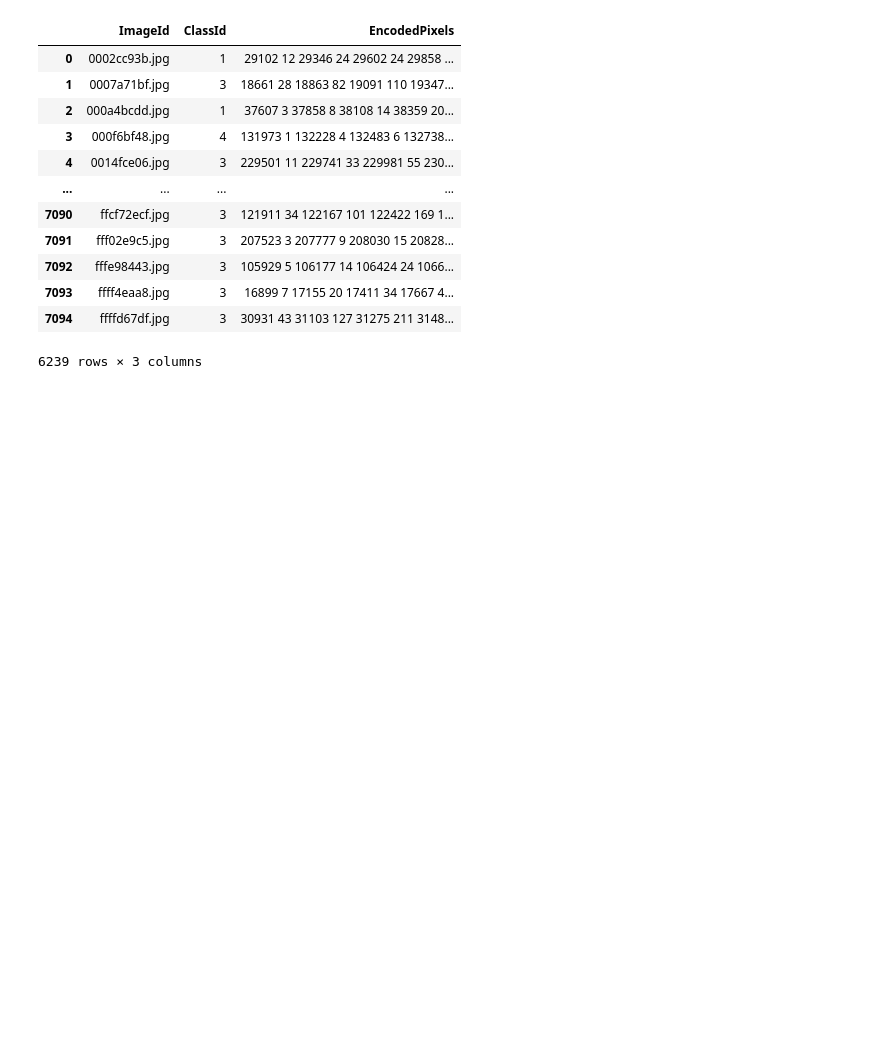
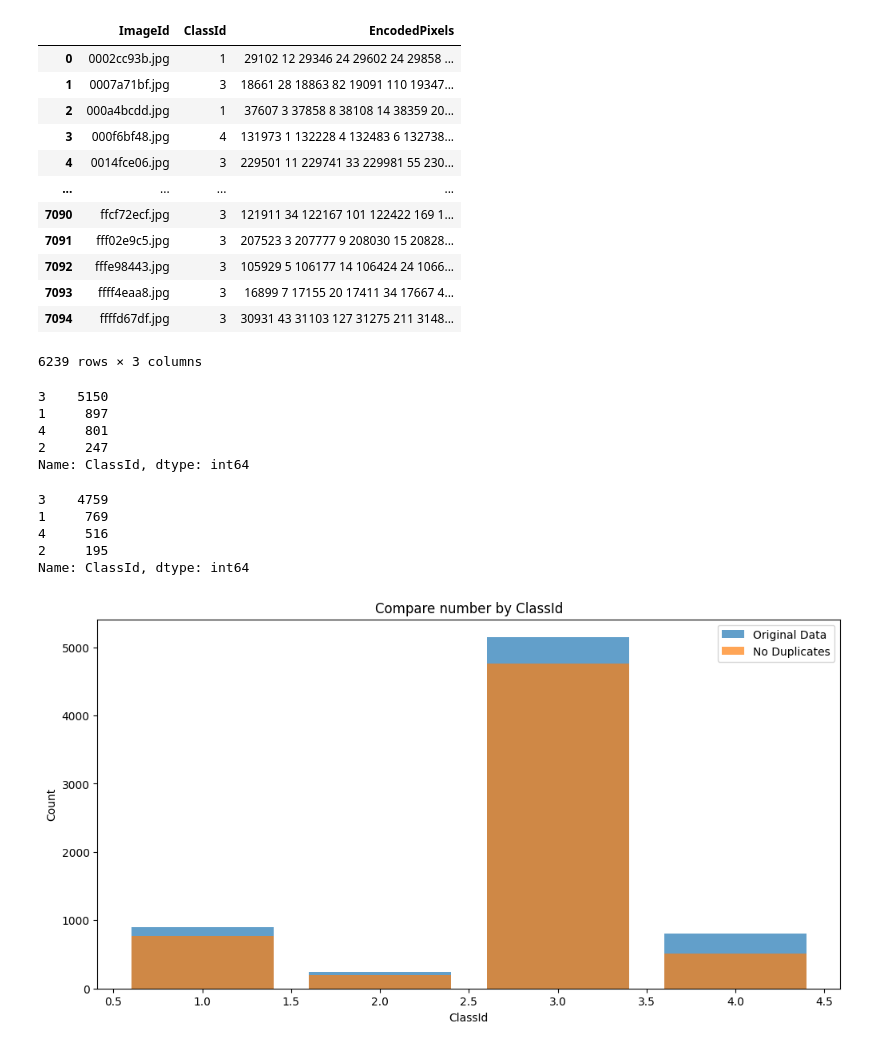
Before and after one commit to June222/Smart-Factory-Project, a Jupyter notebook: initial_model/data_preprocessing_V2.ipynb, the cells around one changed output. Saved outputs shown, nothing was run; the diff lists cells and outputs as text; code cells hidden in the pictures; blank space fills up the shorter version.

Commit message:
feat: 클래스별 개수 plot 그려서 파악

```diff
--- a/initial_model/data_preprocessing_V2.ipynb
+++ b/initial_model/data_preprocessing_V2.ipynb
@@ -73,3 +73,41 @@ df_no_duplicates  = df_no_duplicates.reset_index(drop=True)
 # %%
 # 새로운 new_train.csv 파일로 저장합니다.
 df_no_duplicates.to_csv('/content/drive/MyDrive/졸업과제/severstal-steel-defect-detection/new_train.csv', index=False)
+# %%
+class_counts_original = df['ClassId'].value_counts()
+class_counts_original
+# %% [output]
+3    5150
+1     897
+4     801
+2     247
+Name: ClassId, dtype: int64
+# %%
+class_counts_no_duplicates = df_no_duplicates['ClassId'].value_counts()
+class_counts_no_duplicates
+# %% [output]
+3    4759
+1     769
+4     516
+2     195
+Name: ClassId, dtype: int64
+# %%
+import matplotlib.pyplot as plt
+
+# 그래프를 생성합니다.
+plt.figure(figsize=(12, 6))
+
+# 원본 데이터와 중복 제외 데이터를 겹쳐서 그립니다.
+plt.bar(class_counts_original.index, class_counts_original.values, label='Original Data', alpha=0.7)
+plt.bar(class_counts_no_duplicates.index, class_counts_no_duplicates.values, label='No Duplicates', alpha=0.7)
+
+# 그래프 제목과 레이블을 추가합니다.
+plt.title('Compare number by ClassId')
+plt.xlabel('ClassId')
+plt.ylabel('Count')
+plt.legend()
+
+# 그래프를 표시합니다.
+plt.show()
+# %% [output]
+[figure, added]
```
